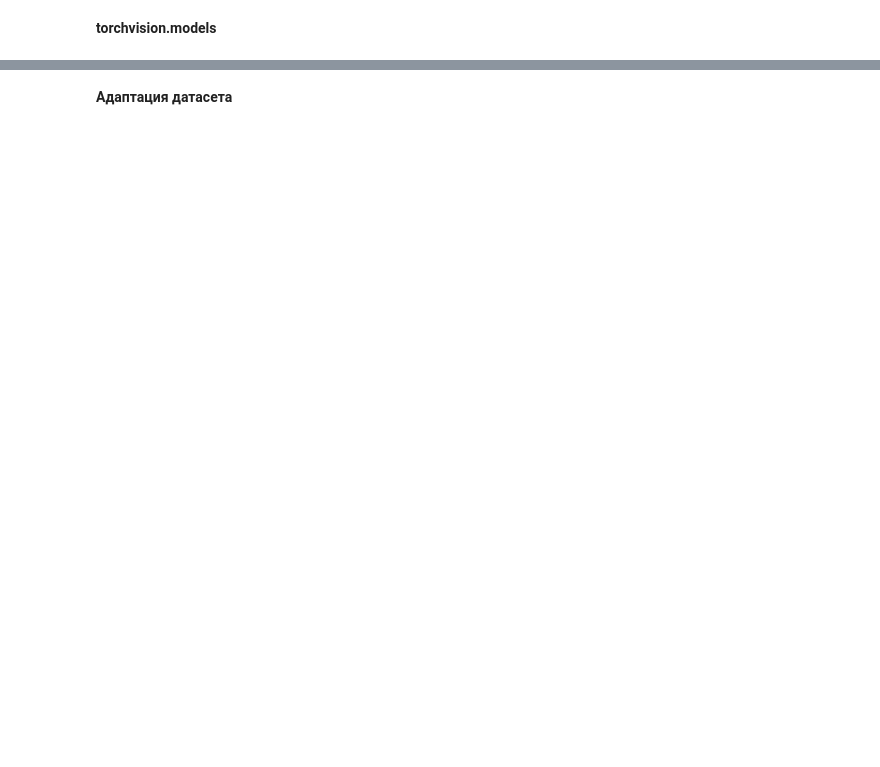
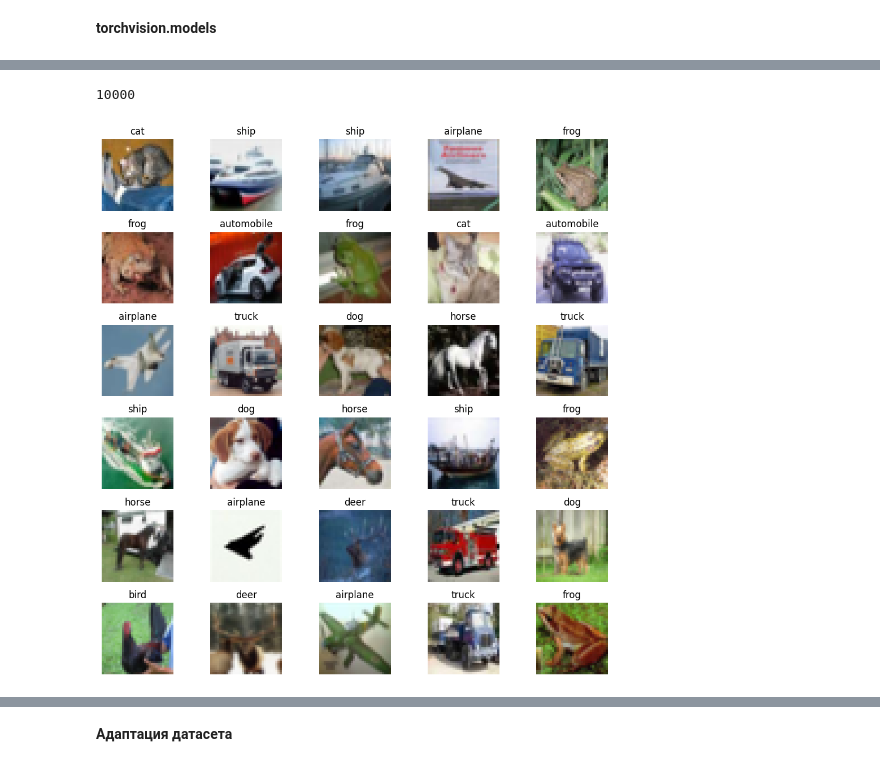
Before and after one commit to Ollldman/ml_dl_experiments, a Jupyter notebook: ml_dl_experiments/dl/dl_modules/cv/detection/4. Practice and mmdetection.ipynb, the cells around one changed output, grey strips where cells are left out. Saved outputs shown, nothing was run; the diff lists cells and outputs as text; code cells hidden in the pictures; blank space fills up the shorter version.

```diff
--- a/ml_dl_experiments/dl/dl_modules/cv/detection/4. Practice and mmdetection.ipynb
+++ b/ml_dl_experiments/dl/dl_modules/cv/detection/4. Practice and mmdetection.ipynb
@@ -24,0 +133,50 @@ from ml_dl_experiments import settings, show_image_from_source
+# %%
+from pathlib import Path
+import torchvision
+
+from ml_dl_experiments import settings
+
+weights = torchvision.models.MobileNet_V2_Weights.IMAGENET1K_V1
+model = torchvision.models.mobilenet_v2(weights=weights)
+
+data_path: Path = Path(settings.SOURCE_PATH + "datasets")
+transforms=weights.transforms()
+dataset = torchvision.datasets.CIFAR10(
+    root = data_path,
+    train=False,
+    download=True
+)
+
+print(len(dataset))
+# %% [output]
+10000
+# %%
+import matplotlib.pyplot as plt
+
+classes: list[str] = [
+    "airplane",
+    "automobile",
+    "bird",
+    "cat",
+    "deer",
+    "dog",
+    "frog",
+    "horse",
+    "ship",
+    "truck"
+]
+fig, ax = plt.subplots(
+    nrows=6,
+    ncols=5,
+    figsize=(10, 10))
+images = [(img[0], img[1]) for img in dataset]
+for i, img in enumerate(images[:30]):
+    row = i // 5
+    col = i % 5
+    ax[row, col].imshow(img[0])
+    ax[row, col].axis("off")
+    ax[row, col].set_title(classes[img[1]])
+plt.tight_layout()
+plt.show()
+# %% [output]
+[figure, added]
```
Also changed, not shown: parts of 16 cells of this notebook, 6 other files.
